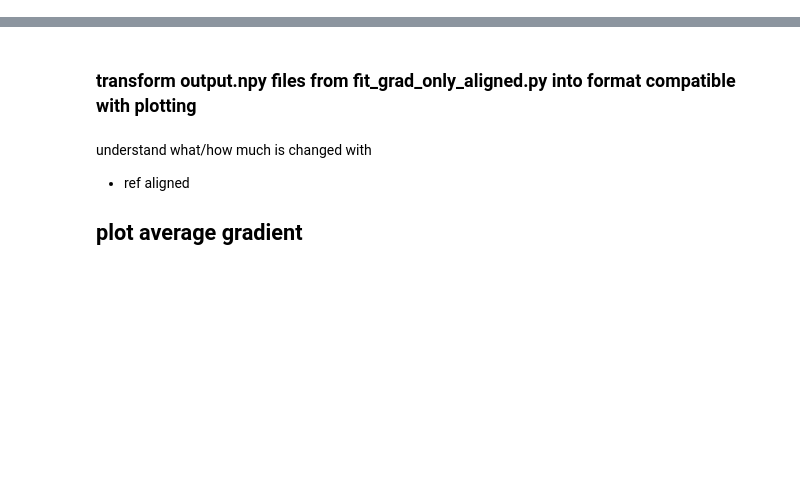
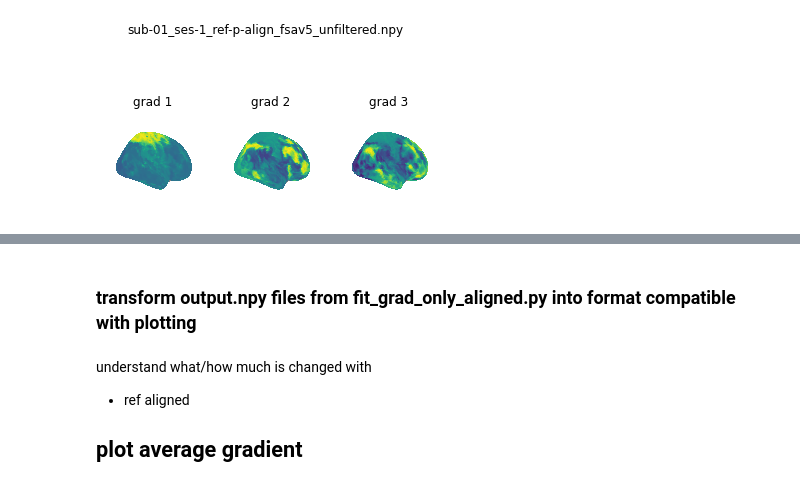
Before and after one commit to Gilles86/stress_risk, a Jupyter notebook: stress_risk/fmri_analysis/gradients/vis_gradients_nilearn.ipynb, the cells around one changed output, grey strips where cells are left out. Cells and saved outputs as stored; diff of their text form; code cells hidden in the pictures; blank space fills up the shorter version.

```diff
--- a/stress_risk/fmri_analysis/gradients/vis_gradients_nilearn.ipynb
+++ b/stress_risk/fmri_analysis/gradients/vis_gradients_nilearn.ipynb
@@ -13,0 +64,7 @@ grad_folder = 'derivatives/gradients'
+# %%
+subList_npFiles = [f for f in listdir(op.join(bids_folder, grad_folder)) if f[0:4] == 'sub-' and len(f)==45]
+# %%
+file = subList_npFiles[0]
+plot_GM12_from_sum_npfile(file=file)
+# %% [output]
+[figure, added]
```
Also changed, not shown: parts of 21 cells of this notebook, 6 other files.
